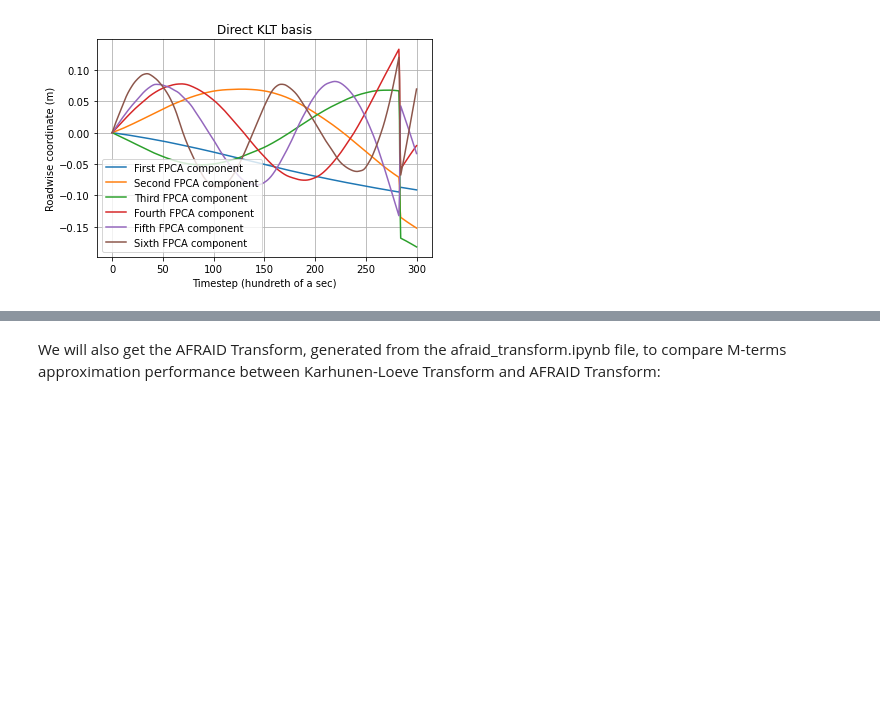
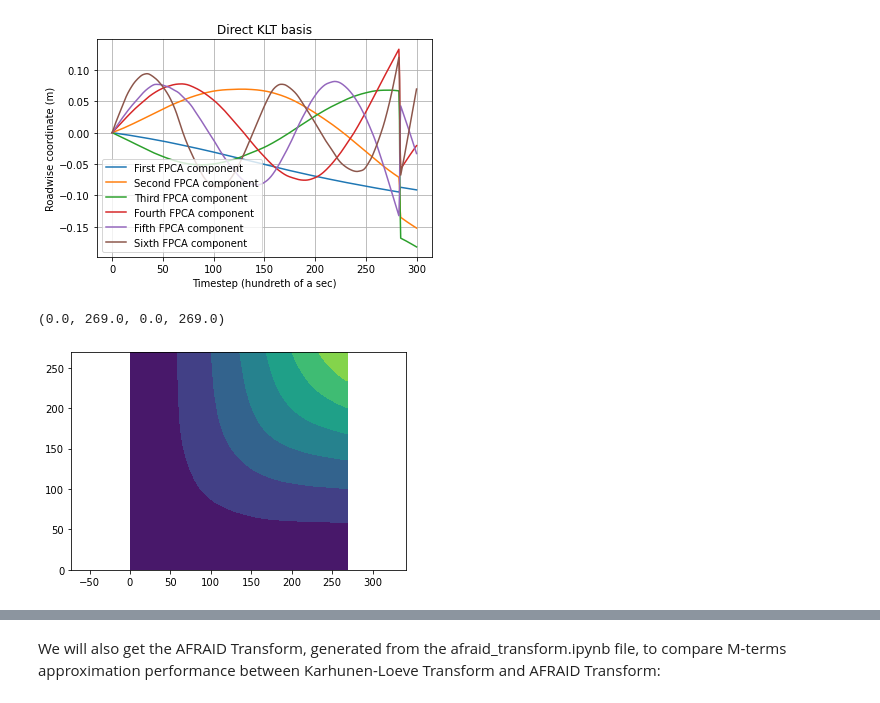
Before and after one commit to thinhhoang95/anomaly-detection-ngsim2, a Jupyter notebook: pwms_spherical/M_terms_approx_performance.ipynb, the cells around one changed output, grey strips where cells are left out. Drawn from its saved outputs; the diff is of its cells as text; code cells hidden in the pictures; blank space fills up the shorter version.

```diff
--- a/pwms_spherical/M_terms_approx_performance.ipynb
+++ b/pwms_spherical/M_terms_approx_performance.ipynb
@@ -66,6 +68,12 @@ Text(0.5, 1.0, 'Direct KLT basis')
 # %%
 ycov = fdgry.cov().data_matrix
 ycov = np.reshape(ycov, ycov.shape[1:3])
+# %%
+plt.contourf(ycov[:270,:270])
+plt.axis('equal')
+# %% [output]
+(0.0, 269.0, 0.0, 269.0)
+[figure, added]
 # %%
 _, klt_basis = np.linalg.eig(ycov)
 klt_basis = np.real(klt_basis[:270,:].T)
```
Also changed, not shown: parts of 31 cells of this notebook, 2 other files.
